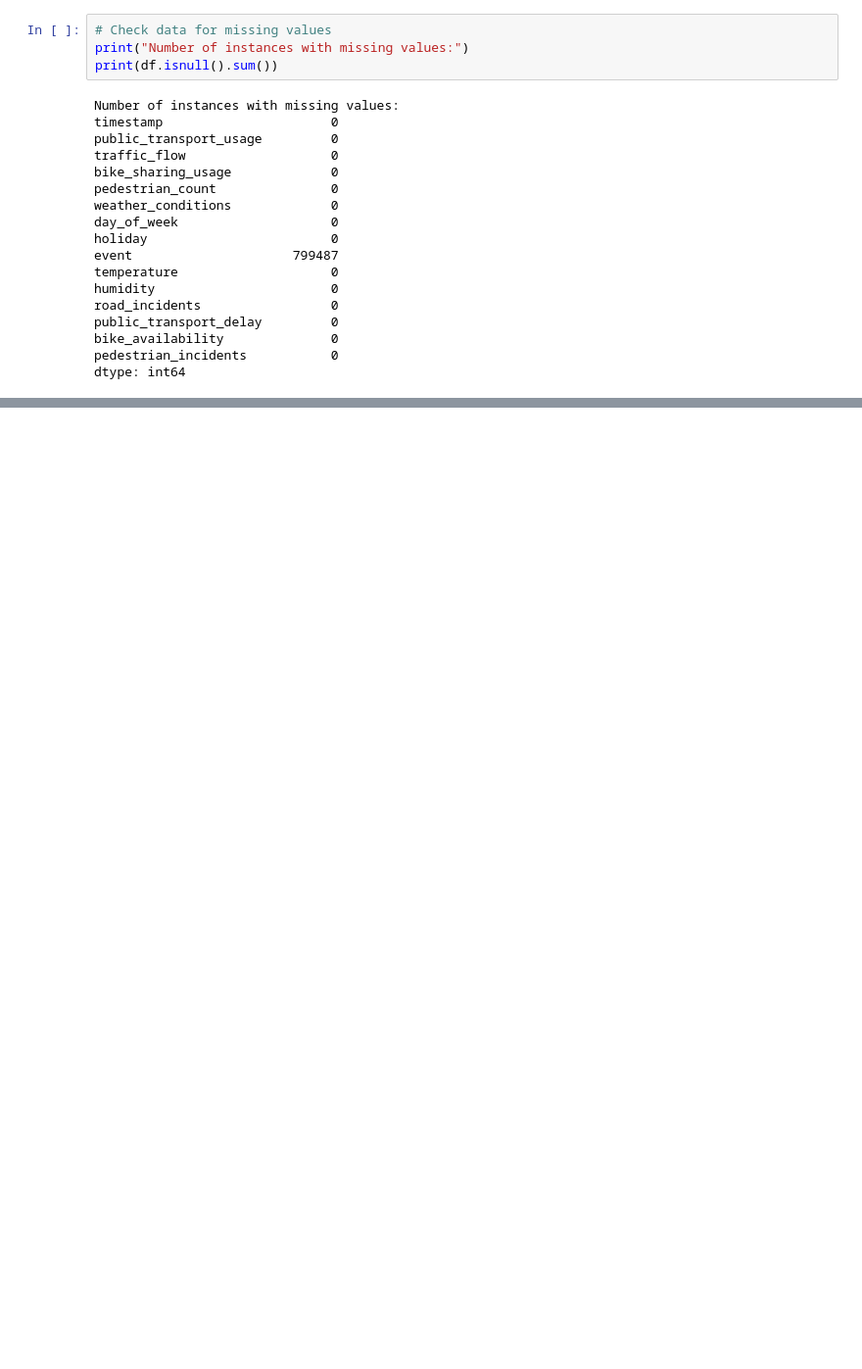
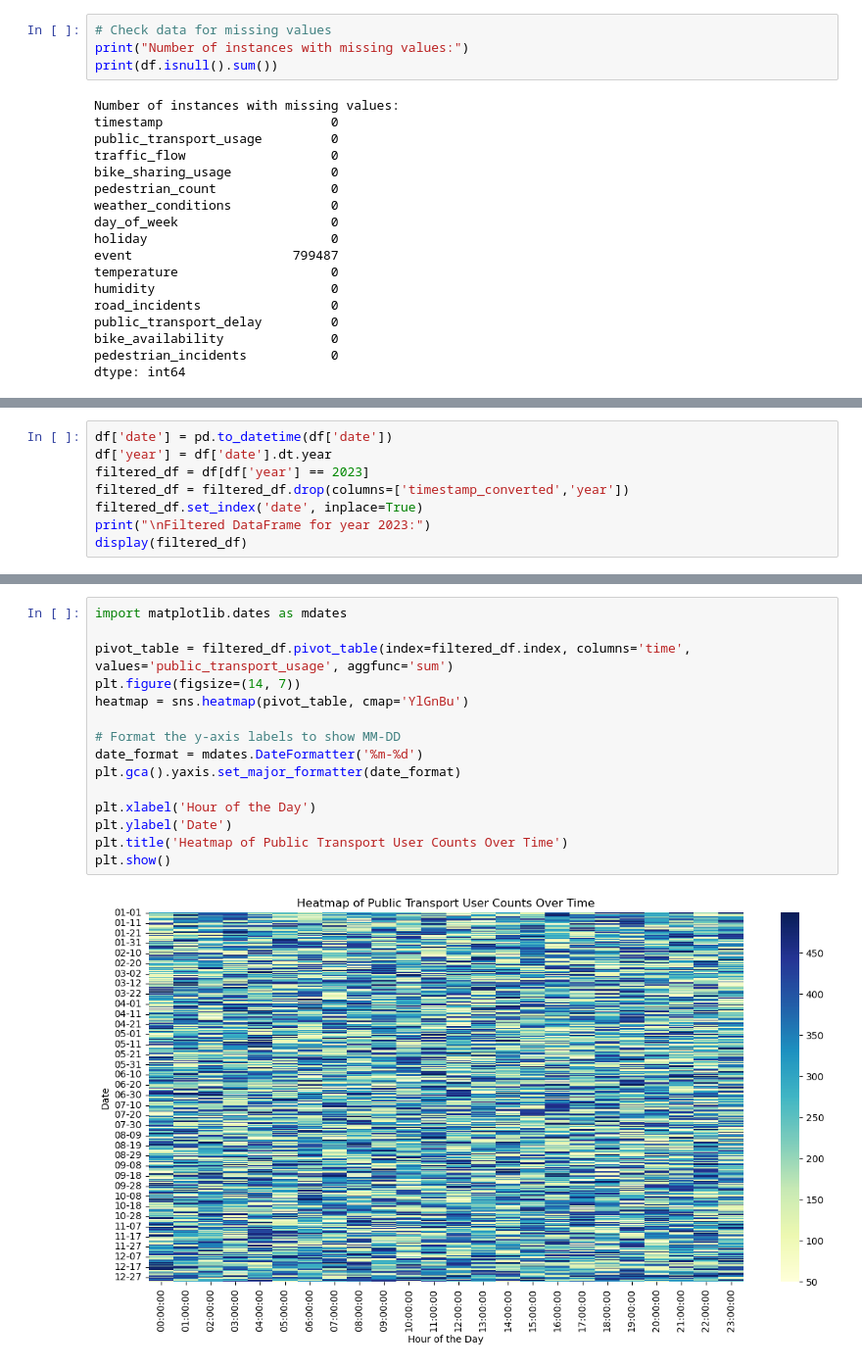
Before and after one commit to hazelglaine/mobility-pattern, a Jupyter notebook: mobility-pattern.ipynb, the cells around one changed output, grey strips where cells are left out. Shown at 98% size. Drawn from its saved outputs; the diff is of its cells as text; blank space fills up the shorter version.

```diff
--- a/mobility-pattern.ipynb
+++ b/mobility-pattern.ipynb
@@ -113,0 +94,8 @@ display(dataTime)
+# %%
+df['date'] = pd.to_datetime(df['date'])
+df['year'] = df['date'].dt.year
+filtered_df = df[df['year'] == 2023]
+filtered_df = filtered_df.drop(columns=['timestamp_converted','year'])
+filtered_df.set_index('date', inplace=True)
+print("\nFiltered DataFrame for year 2023:")
+display(filtered_df)
@@ -113,0 +154,17 @@ display(dataTime)
+# %%
+import matplotlib.dates as mdates
+
+pivot_table = filtered_df.pivot_table(index=filtered_df.index, columns='time', values='public_transport_usage', aggfunc='sum')
+plt.figure(figsize=(14, 7))
+heatmap = sns.heatmap(pivot_table, cmap='YlGnBu')
+
+# Format the y-axis labels to show MM-DD
+date_format = mdates.DateFormatter('%m-%d')
+plt.gca().yaxis.set_major_formatter(date_format)
+
+plt.xlabel('Hour of the Day')
+plt.ylabel('Date')
+plt.title('Heatmap of Public Transport User Counts Over Time')
+plt.show()
+# %% [output]
+[figure, added]
```
Also changed, not shown: parts of 14 cells of this notebook.
